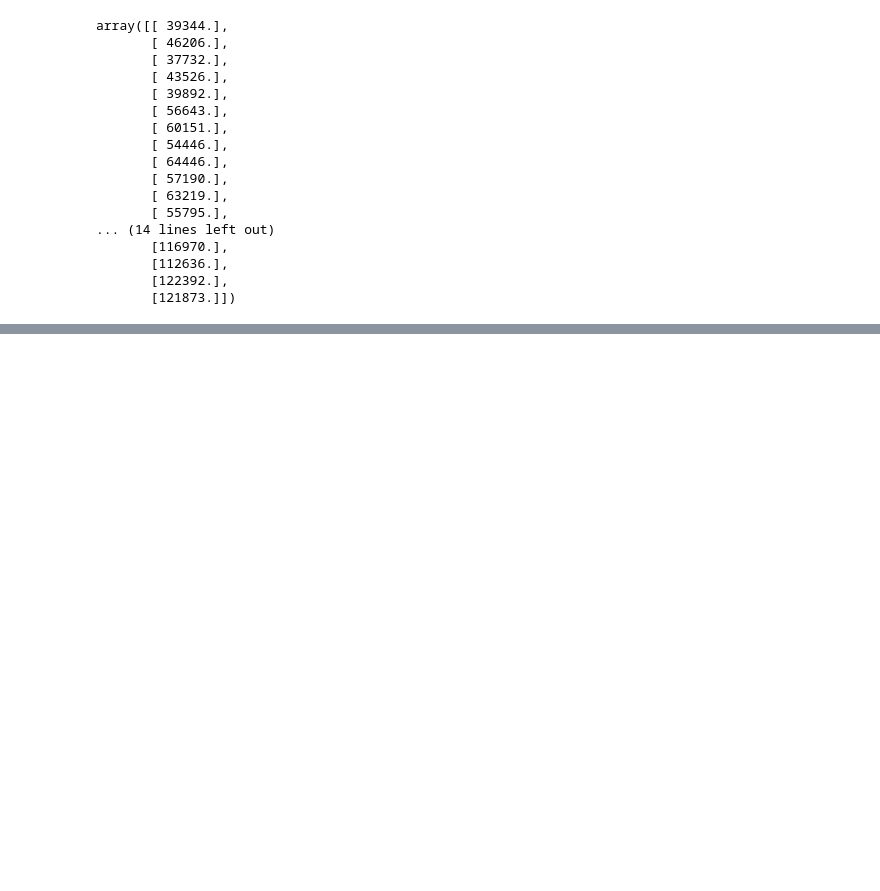
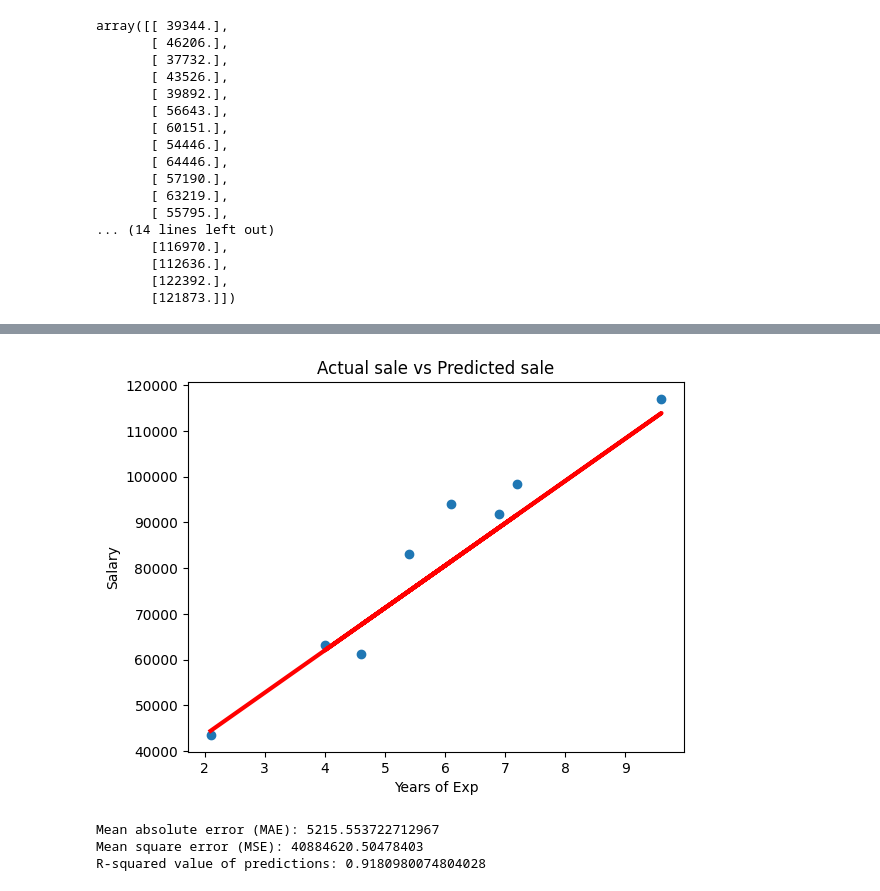
Before and after one commit to MoetezRadhouani/simple_salary_prediction, a Jupyter notebook: simple_salary_prediction.ipynb, the cells around one changed output, grey strips where cells are left out. Cells and saved outputs as stored; diff of their text form; code cells hidden in the pictures; blank space fills up the shorter version.

Commit message:
Make a linear regression model

```diff
--- a/simple_salary_prediction.ipynb
+++ b/simple_salary_prediction.ipynb
@@ -85,8 +85,8 @@ Index(['Unnamed: 0', 'YearsExperience', 'Salary'], dtype='object')
 # %%
 #our x will be years of experience and y will be the salaries
 
-x=salary_data.iloc[:,1:2].values
-x
+X=salary_data.iloc[:,1:2].values
+X
 # %% [output]
 array([[ 1.2],
        [ 1.4],
@@ -140,4 +140,4 @@ plt.show()
 # %%
 from sklearn.model_selection import train_test_split
 # %%
-x_train, y_train,X_test,y_test=
+X_train,X_test,y_train,y_test= train_test_split(X,y,random_state=1)
@@ -143,0 +154,5 @@ x_train, y_train,X_test,y_test=
+# %%
+from sklearn.linear_model import LinearRegression
+from sklearn import metrics
+lr=LinearRegression()
+lr.fit(X_train,y_train)
@@ -143,0 +167,3 @@ x_train, y_train,X_test,y_test=
+# %%
+y_pred=lr.predict(X_test)
+y_pred
@@ -143,0 +179,18 @@ x_train, y_train,X_test,y_test=
+# %%
+import matplotlib.pyplot as plt
+plt.scatter(x=X_test,y=y_test)
+plt.plot(X_test,y_pred,color="red",linewidth=3)
+plt.title("Actual sale vs Predicted sale")
+plt.xlabel("Years of Exp")
+plt.ylabel("Salary")
+plt.show()
+# %% [output]
+[figure, added]
+# %%
+print("Mean absolute error (MAE):", metrics.mean_absolute_error(y_test,y_pred))
+print("Mean square error (MSE):", metrics.mean_squared_error(y_test,y_pred))
+print("R-squared value of predictions:",metrics.r2_score(y_test,y_pred))
+# %% [output]
+Mean absolute error (MAE): 5215.553722712967
+Mean square error (MSE): 40884620.50478403
+R-squared value of predictions: 0.9180980074804028
```
Also changed, not shown: parts of 11 cells of this notebook.
